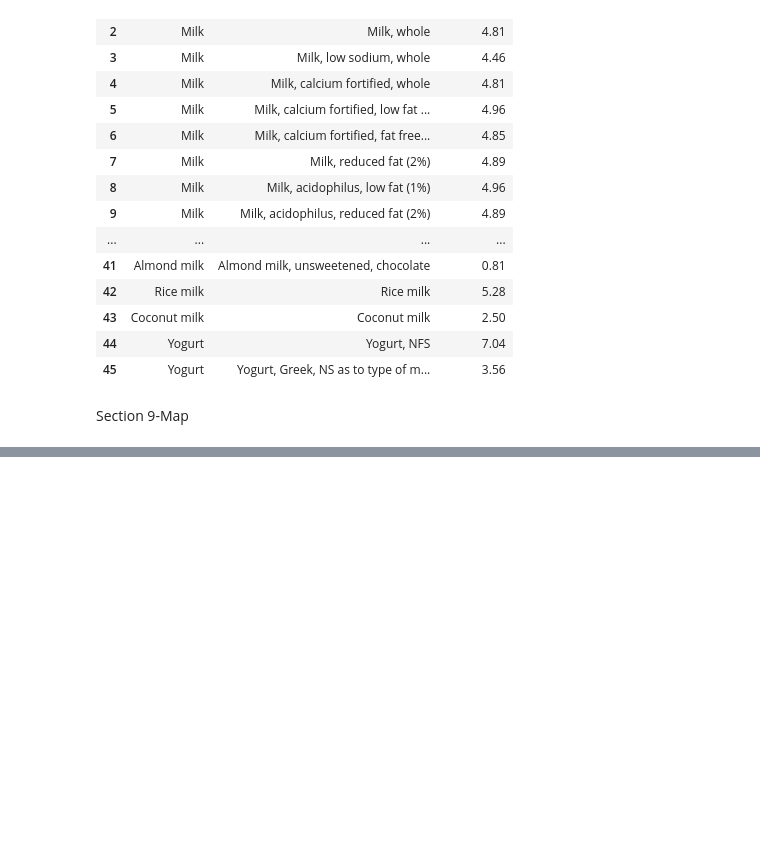
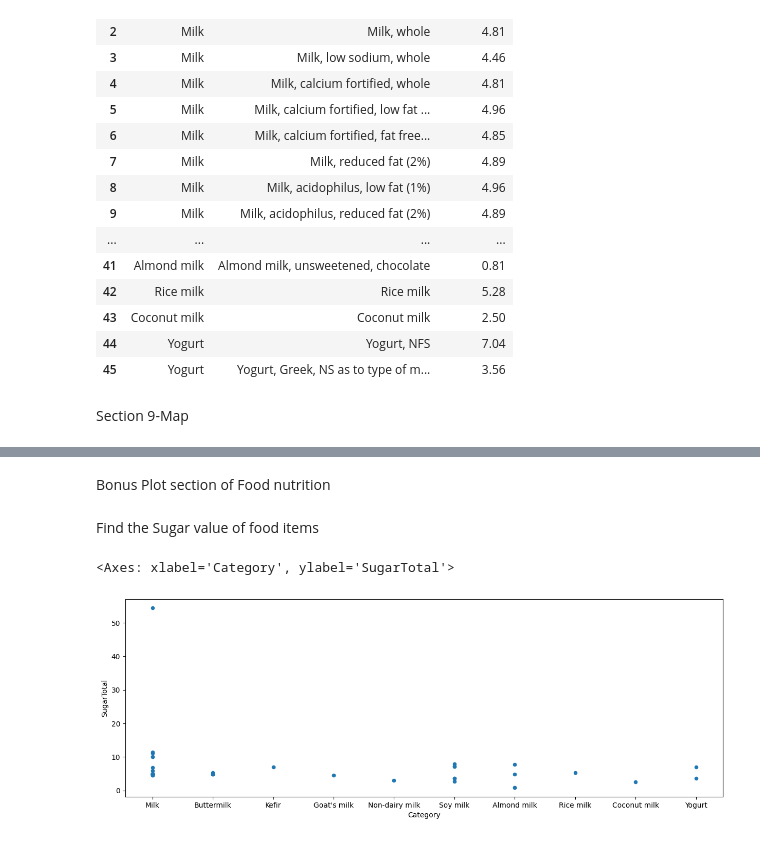
Before and after one commit to umams2002/datafun-06-projects, a Jupyter notebook: Task3_Food.ipynb, the cells around one changed output, grey strips where cells are left out. Drawn from its saved outputs; the diff is of its cells as text; code cells hidden in the pictures; blank space fills up the shorter version.

Commit message:
Bonus complete

```diff
--- a/Task3_Food.ipynb
+++ b/Task3_Food.ipynb
@@ -227,3 +227,15 @@ df
 | 43 | Coconut milk | Coconut milk | 11370000 | 0 | 0 | 0 | ... |
 | 44 | Yogurt | Yogurt, NFS | 11400000 | 0 | 2 | 0 | ... |
 | 45 | Yogurt | Yogurt, Greek, NS as to type of m... | 11400010 | 0 | 6 | 0 | ... |
+# %% [markdown]
+Bonus Plot section of Food nutrition
+# %% [markdown]
+Find the Sugar value of food items
+# %%
+import matplotlib.pyplot as plt
+import seaborn
+
+df.plot.scatter(x='Category',y='SugarTotal', legend = "full",  figsize=(15,5))
+# %% [output]
+<Axes: xlabel='Category', ylabel='SugarTotal'>
+[figure, added]
```
Also changed, not shown: parts of 4 cells of this notebook.
